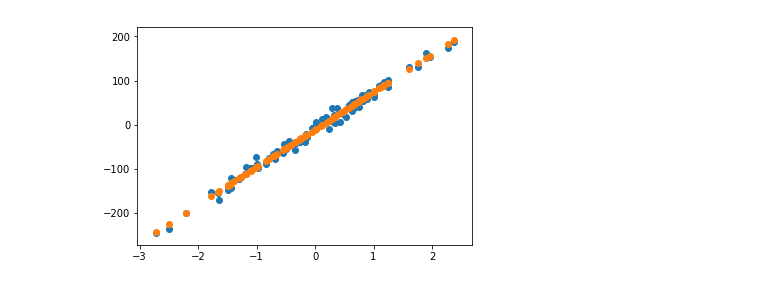
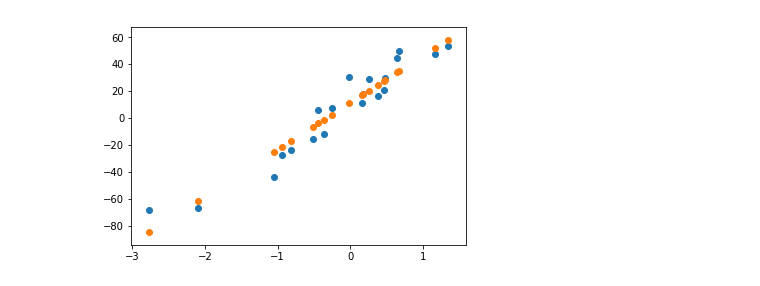
Before and after one commit to bimtauer/Neural-Net-Regressor, a Jupyter notebook: NN_regressor.ipynb, the cells around one changed output. Saved outputs shown, nothing was run; the diff lists cells and outputs as text; code cells hidden in the pictures.

```diff
--- a/NN_regressor.ipynb
+++ b/NN_regressor.ipynb
@@ -47,24 +51,24 @@ class Node:
         self.t_losses.append(nn.J)
 # %%
 # Create regression data
-X, y, coef = make_regression(n_samples=100, n_features=1, noise=10, coef = True)
+X, y, coef = make_regression(n_samples=20, n_features=1, noise=10, coef = True)
 #Include bias
 intercept = np.random.randint(-50, 50)
 y += intercept
 y = y.reshape(len(y),1)
 # %%
-nn = Node(X,y)
+nn = Node(X,y, 0.2)
 nn.train(200)
 
 
 # Plot predicitons
 fig = plt.figure()
 y_pred = nn.output.T
 plt.scatter(X,y)
 plt.scatter(X,y_pred)
 plt.show()
 # %% [output]
-[figure, old version]
+[figure, new version]
 # %%
 # Plot Loss surface:
 def loss_plot(nn):
```
Also changed, not shown: parts of 2 cells of this notebook, 2 other files.
